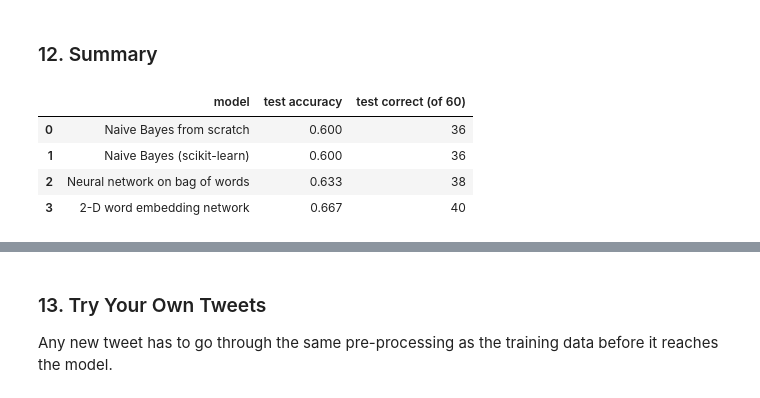
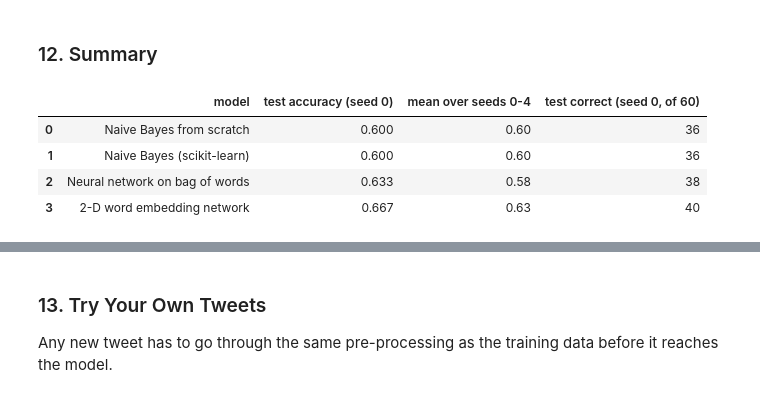
Before and after one commit to Gab276/1, a Jupyter notebook: airline_sentiment/Airline_Sentiment_NLP_Pipeline.ipynb, the cells around one changed output, grey strips where cells are left out. Cells and saved outputs as stored; diff of their text form; code cells hidden in the pictures.

```diff
--- a/airline_sentiment/Airline_Sentiment_NLP_Pipeline.ipynb
+++ b/airline_sentiment/Airline_Sentiment_NLP_Pipeline.ipynb
@@ -723,6 +732,7 @@ versions = {
 
 folds = StratifiedKFold(n_splits=5, shuffle=True, random_state=42)
 version_models = {}
+cv_by_version = {}
 rows = []
 for name, preprocess in versions.items():
     version_train = [preprocess(text) for text in train_df["text"]]
@@ -730,6 +740,7 @@ for name, preprocess in versions.items():
 
     version_model = Pipeline([("bow", CountVectorizer(binary=False)), ("nb", MultinomialNB(alpha=1))])
     cv_scores = cross_val_score(version_model, version_train, train_labels, cv=folds)
+    cv_by_version[name] = cv_scores
     version_model.fit(version_train, train_labels)
     version_predictions = version_model.predict(version_test)
     version_models[name] = version_model
@@ -885,8 +916,8 @@ LR = 0.01
 MAX_STEPS = 150
 
 torch.manual_seed(0)
-net = make_network(X_sub.shape[1])
-history = train_network(net, X_sub, y_sub, X_val, y_val, lr=LR, epochs=MAX_STEPS)
+explore_net = make_network(X_sub.shape[1])
+history = train_network(explore_net, X_sub, y_sub, X_val, y_val, lr=LR, epochs=MAX_STEPS)
 plot_history(history, "Bag-of-words network: 720 training tweets, 180 validation tweets")
 
 best_steps = int(np.argmin(history["val_loss"])) + 1
@@ -992,0 +1023,11 @@ pd.DataFrame(rows).pivot(index="activation", columns="hidden size", values="vali
+# %%
+# Same data and settings, different random starting weights
+nn_seed_accs = []
+for seed in range(5):
+    torch.manual_seed(seed)
+    seed_net = make_network(X_train.shape[1])
+    train_network(seed_net, X_train, y_train, lr=LR, epochs=best_steps)
+    with torch.no_grad():
+        nn_seed_accs.append(accuracy(seed_net(X_test), y_test))
+print(f"Test accuracy with seeds 0-4: {np.round(nn_seed_accs, 3)}, "
+      f"mean {np.mean(nn_seed_accs):.3f} ± {np.std(nn_seed_accs):.3f}")
@@ -1048,5 +1102,16 @@ with torch.no_grad():
     embedding_scores = embedding_net(ids_test)
 embedding_predictions = [CLASSES[i] for i in embedding_scores.argmax(dim=1).tolist()]
 print(f"2-D embedding network test accuracy: {accuracy_score(test_labels, embedding_predictions):.4f}")
+
+# Same check as before: how much does the test accuracy depend on the random starting weights?
+emb_seed_accs = []
+for seed in range(5):
+    torch.manual_seed(seed)
+    seed_net = make_embedding_network(len(final_vectorizer.vocabulary_))
+    train_network(seed_net, ids_train, y_train, lr=EMB_LR, epochs=best_embedding_steps, weight_decay=EMB_WEIGHT_DECAY)
+    with torch.no_grad():
+        emb_seed_accs.append(accuracy(seed_net(ids_test), y_test))
+print(f"Test accuracy with seeds 0-4: {np.round(emb_seed_accs, 3)}, "
+      f"mean {np.mean(emb_seed_accs):.3f} ± {np.std(emb_seed_accs):.3f}")
 # %% [output]
 2-D embedding network test accuracy: 0.6667
@@ -1097,18 +1164,23 @@ Like `sleep` / `tired` and `study` / `coffee` in the lecture, words that push to
 # %% [markdown]
 ### 12. Summary
 # %%
+# Naive Bayes has no random starting weights, so every seed gives the same accuracy
+nb_accuracy = accuracy_score(test_labels, sklearn_predictions)
 summary = pd.DataFrame([
-    {"model": "Naive Bayes from scratch", "test accuracy": accuracy_score(test_labels, scratch_predictions)},
-    {"model": "Naive Bayes (scikit-learn)", "test accuracy": accuracy_score(test_labels, sklearn_predictions)},
-    {"model": "Neural network on bag of words", "test accuracy": accuracy_score(test_labels, nn_predictions)},
-    {"model": "2-D word embedding network", "test accuracy": accuracy_score(test_labels, embedding_predictions)},
+    {"model": "Naive Bayes from scratch", "test accuracy (seed 0)": accuracy_score(test_labels, scratch_predictions),
+     "mean over seeds 0-4": accuracy_score(test_labels, scratch_predictions)},
+    {"model": "Naive Bayes (scikit-learn)", "test accuracy (seed 0)": nb_accuracy, "mean over seeds 0-4": nb_accuracy},
+    {"model": "Neural network on bag of words", "test accuracy (seed 0)": accuracy_score(test_labels, nn_predictions),
+     "mean over seeds 0-4": np.mean(nn_seed_accs)},
+    {"model": "2-D word embedding network", "test accuracy (seed 0)": accuracy_score(test_labels, embedding_predictions),
+     "mean over seeds 0-4": np.mean(emb_seed_accs)},
 ])
-summary["test correct (of 60)"] = (summary["test accuracy"] * len(test_labels)).round().astype(int)
+summary["test correct (seed 0, of 60)"] = (summary["test accuracy (seed 0)"] * len(test_labels)).round().astype(int)
 summary.round(3)
 # %% [output]
-|  | model | test accuracy | test correct (of 60) |
-| 0 | Naive Bayes from scratch | 0.600 | 36 |
-| 1 | Naive Bayes (scikit-learn) | 0.600 | 36 |
-| 2 | Neural network on bag of words | 0.633 | 38 |
-| 3 | 2-D word embedding network | 0.667 | 40 |
+|  | model | test accuracy (seed 0) | mean over seeds 0-4 | test correct (seed 0, of 60) |
+| 0 | Naive Bayes from scratch | 0.600 | 0.60 | 36 |
+| 1 | Naive Bayes (scikit-learn) | 0.600 | 0.60 | 36 |
+| 2 | Neural network on bag of words | 0.633 | 0.58 | 38 |
+| 3 | 2-D word embedding network | 0.667 | 0.63 | 40 |
 # %% [markdown]
```
Also changed, not shown: parts of 31 cells of this notebook, 1 other file.
